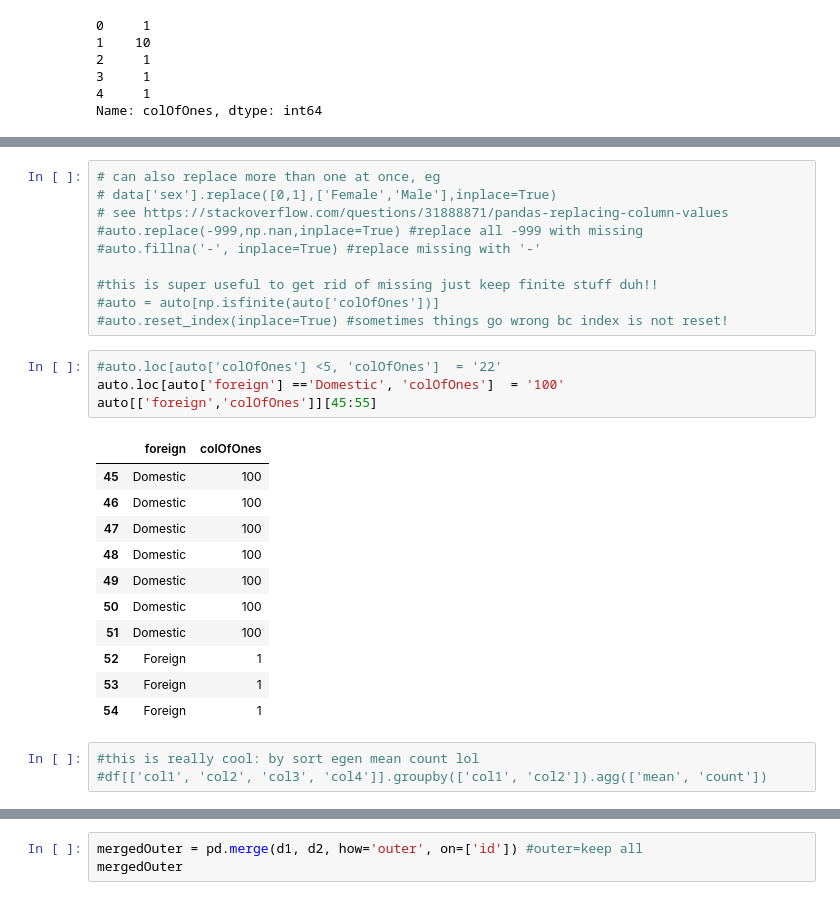
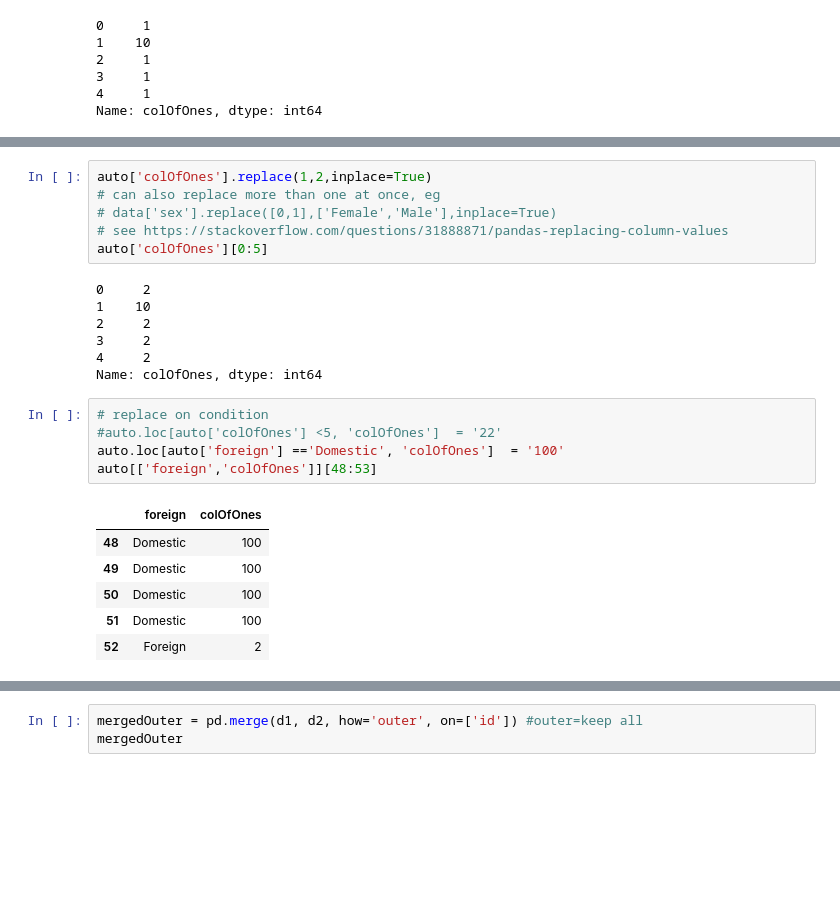
Before and after one commit to khagerthey/VIS1, a Jupyter notebook: all.ipynb, the cells around one changed output, grey strips where cells are left out. Cells and saved outputs as stored; diff of their text form; blank space fills up the shorter version.

```diff
--- a/all.ipynb
+++ b/all.ipynb
@@ -565,29 +560,25 @@ Name: colOfOnes, dtype: int64
 # %%
+auto['colOfOnes'].replace(1,2,inplace=True)
 # can also replace more than one at once, eg
 # data['sex'].replace([0,1],['Female','Male'],inplace=True)
 # see https://stackoverflow.com/questions/31888871/pandas-replacing-column-values
-#auto.replace(-999,np.nan,inplace=True) #replace all -999 with missing
-#auto.fillna('-', inplace=True) #replace missing with '-'
-
-#this is super useful to get rid of missing just keep finite stuff duh!!
-#auto = auto[np.isfinite(auto['colOfOnes'])]
-#auto.reset_index(inplace=True) #sometimes things go wrong bc index is not reset!
+auto['colOfOnes'][0:5]
+# %% [output]
+0     2
+1    10
+2     2
+3     2
+4     2
+Name: colOfOnes, dtype: int64
 # %%
+# replace on condition
 #auto.loc[auto['colOfOnes'] <5, 'colOfOnes']  = '22'
 auto.loc[auto['foreign'] =='Domestic', 'colOfOnes']  = '100'
-auto[['foreign','colOfOnes']][45:55]
+auto[['foreign','colOfOnes']][48:53]
 # %% [output]
 |  | foreign | colOfOnes |
-| 45 | Domestic | 100 |
-| 46 | Domestic | 100 |
-| 47 | Domestic | 100 |
 | 48 | Domestic | 100 |
 | 49 | Domestic | 100 |
 | 50 | Domestic | 100 |
 | 51 | Domestic | 100 |
-| 52 | Foreign | 1 |
-| 53 | Foreign | 1 |
-| 54 | Foreign | 1 |
+| 52 | Foreign | 2 |
-# %%
-#this is really cool: by sort egen mean count lol
-#df[['col1', 'col2', 'col3', 'col4']].groupby(['col1', 'col2']).agg(['mean', 'count'])
```
Also changed, not shown: parts of 110 cells of this notebook.
